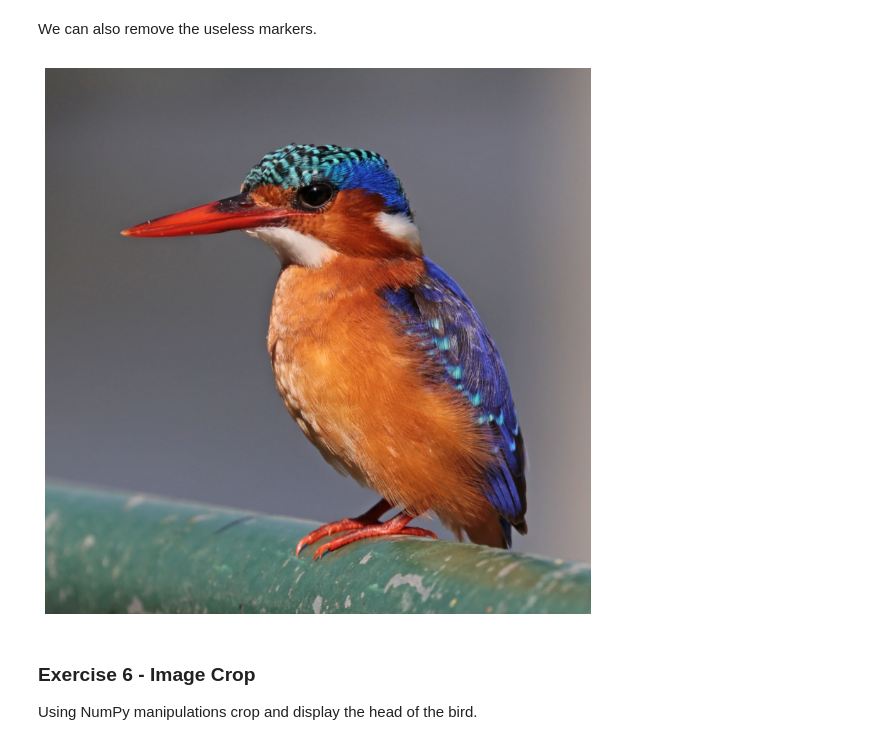
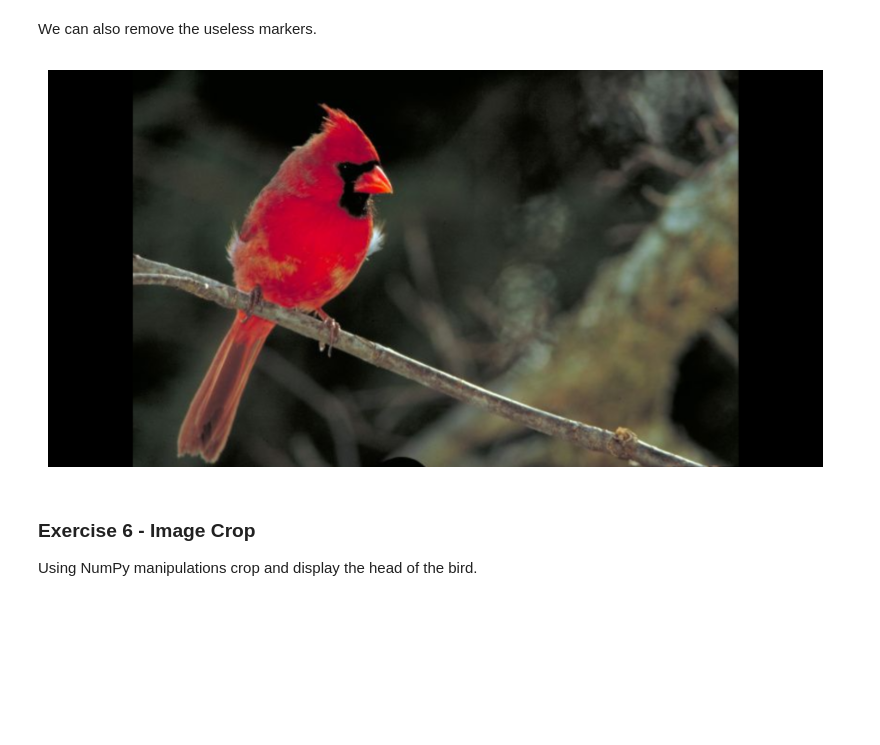
Before and after one commit to kocurvik/edu, a Jupyter notebook: PSO/notebooks/PSO_cv01_en.ipynb, the cells around one changed output. Cells and saved outputs as stored; diff of their text form; code cells hidden in the pictures; blank space fills up the shorter version.

```diff
--- a/PSO/notebooks/PSO_cv01_en.ipynb
+++ b/PSO/notebooks/PSO_cv01_en.ipynb
@@ -767,12 +901,12 @@ We can also remove the useless markers.
 # %%
 plt.figure(figsize=[10, 10])
 
-img_b = cv2.imread('bird.jpg')
+img_b = cv2.imread('bird.png')
 plt.imshow(img_b[:,:,::-1])
 plt.axis('off')
 plt.show()
 # %% [output]
-[figure, old version]
+[figure, new version]
 # %% [markdown]
 ### Exercise 6 - Image Crop
 
```
Also changed, not shown: parts of 69 cells of this notebook.
